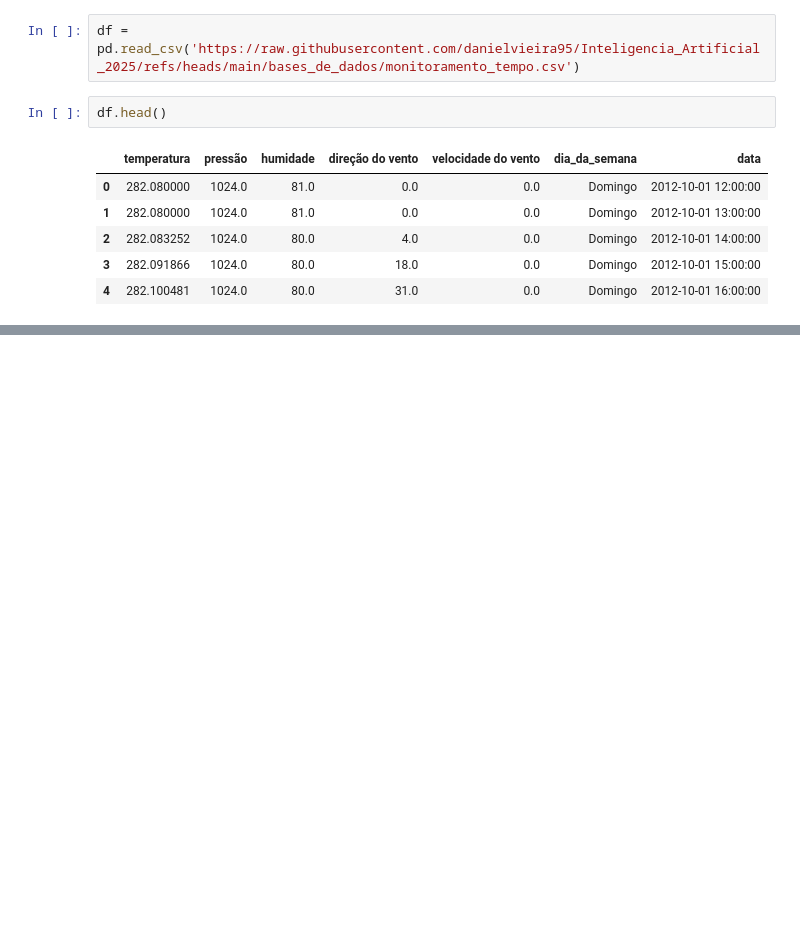
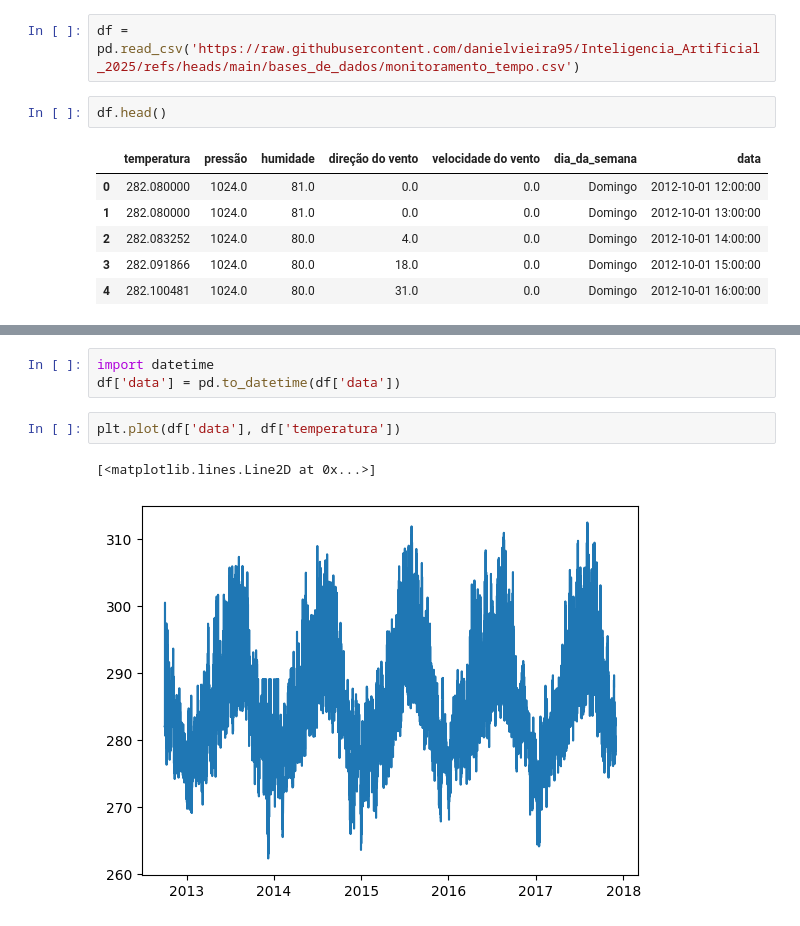
Before and after one commit to Willian-Walace/IABD-25-WILLIAN, a Jupyter notebook: AULA5/codigo.ipynb, the cells around one changed output, grey strips where cells are left out. Saved outputs shown, nothing was run; the diff lists cells and outputs as text; blank space fills up the shorter version.

```diff
--- a/AULA5/codigo.ipynb
+++ b/AULA5/codigo.ipynb
@@ -21,3 +22,11 @@ df.tail()
 | 45250 | 283.39 | 1030.0 | 71.0 | 290.0 | 1.0 | Terça | 2017-11-29 22:00:00 |
 | 45251 | 283.02 | 1029.0 | 71.0 | 290.0 | 2.0 | Terça | 2017-11-29 23:00:00 |
 | 45252 | 282.28 | 1029.0 | 76.0 | 340.0 | 1.0 | Quarta | 2017-11-30 00:00:00 |
+# %%
+import datetime
+df['data'] = pd.to_datetime(df['data'])
+# %%
+plt.plot(df['data'], df['temperatura'])
+# %% [output]
+[<matplotlib.lines.Line2D at 0x...>]
+[figure, added]
```
Also changed, not shown: parts of 2 cells of this notebook.
